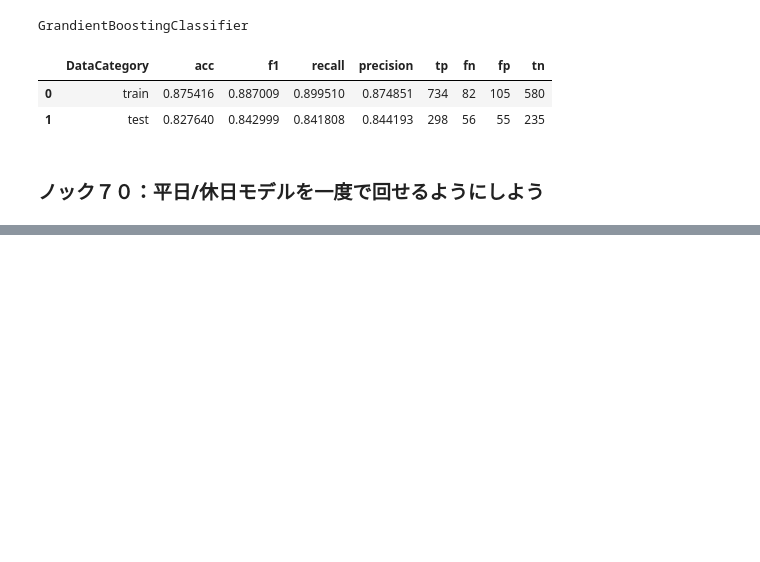
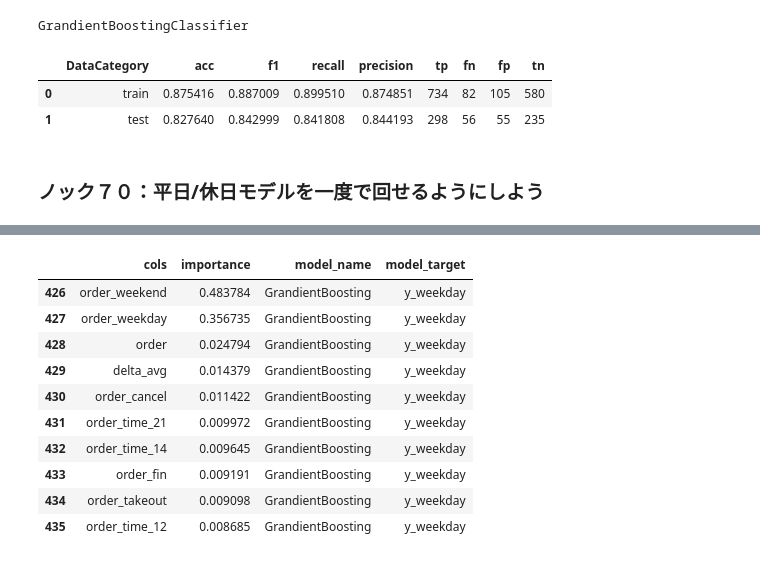
Before and after one commit to winuim/python-lm-system-100, a Jupyter notebook: chapter-7/chapter-7.ipynb, the cells around one changed output, grey strips where cells are left out. Drawn from its saved outputs; the diff is of its cells as text; code cells hidden in the pictures; blank space fills up the shorter version.

```diff
--- a/chapter-7/chapter-7.ipynb
+++ b/chapter-7/chapter-7.ipynb
@@ -318,0 +407,14 @@ GrandientBoostingClassifier
+# %%
+importance_all.loc[(importance_all["model_target"]=="y_weekday")&(importance_all["model_name"]=="GrandientBoosting")].head(10)
+# %% [output]
+|  | cols | importance | model_name | model_target |
+| 426 | order_weekend | 0.483784 | GrandientBoosting | y_weekday |
+| 427 | order_weekday | 0.356735 | GrandientBoosting | y_weekday |
+| 428 | order | 0.024794 | GrandientBoosting | y_weekday |
+| 429 | delta_avg | 0.014379 | GrandientBoosting | y_weekday |
+| 430 | order_cancel | 0.011422 | GrandientBoosting | y_weekday |
+| 431 | order_time_21 | 0.009972 | GrandientBoosting | y_weekday |
+| 432 | order_time_14 | 0.009645 | GrandientBoosting | y_weekday |
+| 433 | order_fin | 0.009191 | GrandientBoosting | y_weekday |
+| 434 | order_takeout | 0.009098 | GrandientBoosting | y_weekday |
+| 435 | order_time_12 | 0.008685 | GrandientBoosting | y_weekday |
```
Also changed, not shown: parts of 4 cells of this notebook.
